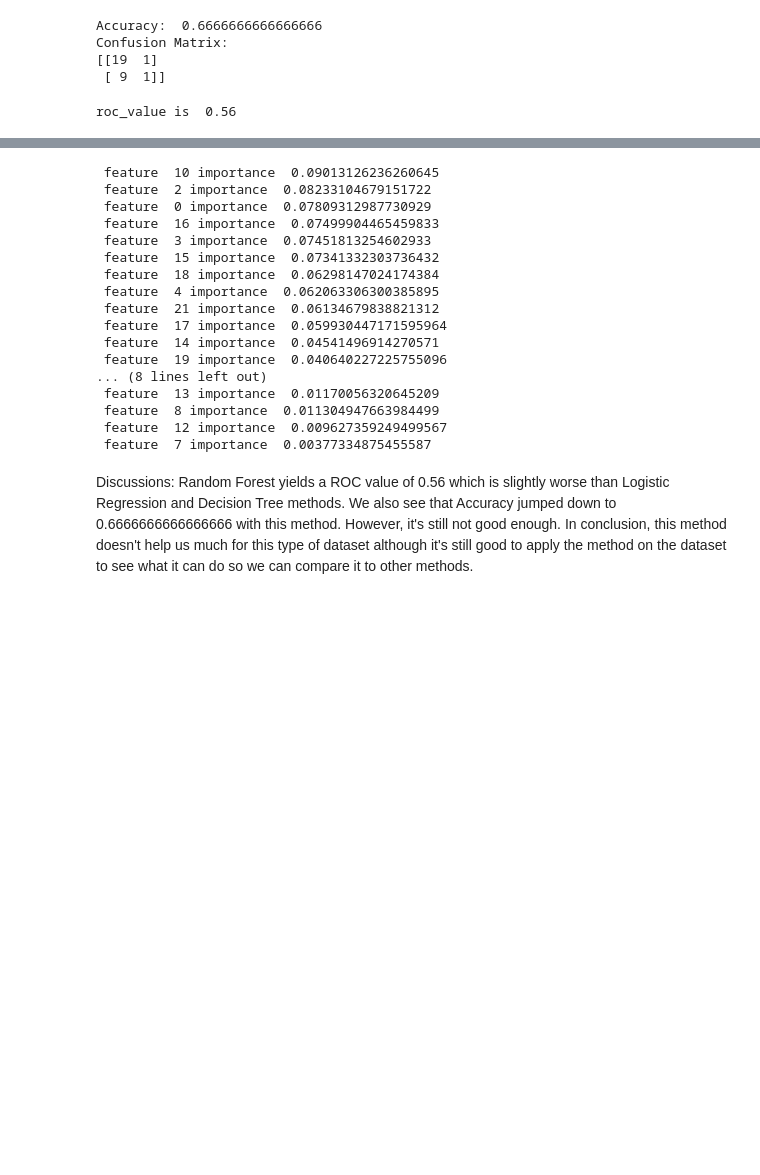
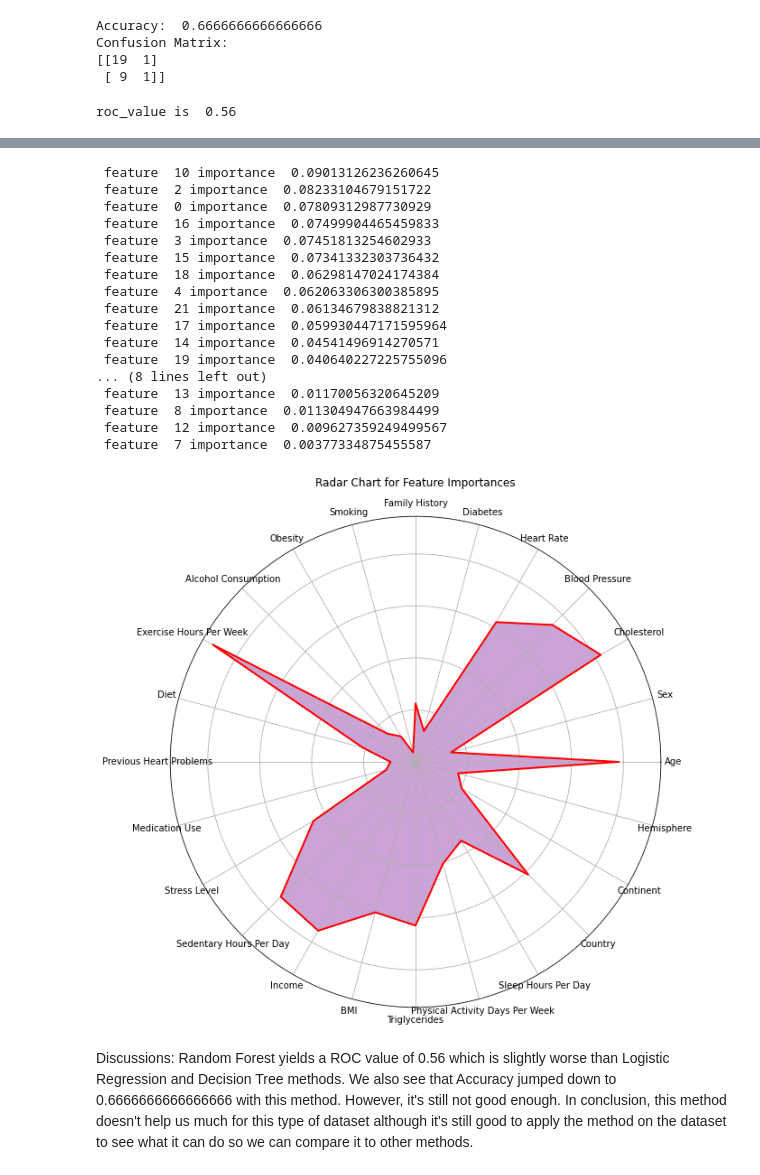
Before and after one commit to sonshineonthebeach/5622-Supervised-Learning-Final, a Jupyter notebook: Final Project CSCA 5622 Supervised Learning.ipynb, the cells around one changed output, grey strips where cells are left out. Saved outputs shown, nothing was run; the diff lists cells and outputs as text; code cells hidden in the pictures; blank space fills up the shorter version.

```diff
--- a/Final Project CSCA 5622 Supervised Learning.ipynb
+++ b/Final Project CSCA 5622 Supervised Learning.ipynb
@@ -240,33 +258,57 @@ plt.xlabel('False Positive Rate')
 plt.ylabel('True Positive Rate')
 plt.title('Random Forest Plot')
 plt.show()
 
 # Feature Importance
 feature_importances_ = random_forest.feature_importances_
 indices = np.argsort(feature_importances_)[::-1]
 
 for feature in range(X.shape[1]):
     print(" feature ", indices[feature], "importance ", feature_importances_[indices[feature]])
+
+
+# Radar chart
+importances = random_forest.feature_importances_[feature_idx]
+
+normalized_importances = importances / np.sum(importances)
+
+num_vars = len(feature_names)
+angles = np.linspace(0, 2 * np.pi, num_vars, endpoint=False).tolist()
+normalized_importances = np.concatenate((normalized_importances,[normalized_importances[0]]))
+angles += angles[:1]
+
+fig, ax = plt.subplots(figsize=(10, 10), subplot_kw=dict(polar=True))
+ax.fill(angles, normalized_importances, color='red', alpha=0.2)
+ax.plot(angles, normalized_importances, color='red', linewidth=2)
+ax.set_yticklabels([])
+ax.set_xticks(angles[:-1])
+ax.set_xticklabels(feature_names)
+
+ax.fill(angles, normalized_importances, 'blue', alpha=0.2)
+
+plt.title('Radar Chart for Feature Importances')
+plt.show()
 # %% [output]
 roc_value is  0.56
 [figure]
  feature  10 importance  0.09013126236260645
  feature  2 importance  0.08233104679151722
  feature  0 importance  0.07809312987730929
  feature  16 importance  0.07499904465459833
  feature  3 importance  0.07451813254602933
  feature  15 importance  0.07341332303736432
  feature  18 importance  0.06298147024174384
  feature  4 importance  0.062063306300385895
  feature  21 importance  0.06134679838821312
  feature  17 importance  0.059930447171595964
  feature  14 importance  0.04541496914270571
  feature  19 importance  0.040640227225755096
 ... (8 lines left out)
  feature  13 importance  0.01170056320645209
  feature  8 importance  0.011304947663984499
  feature  12 importance  0.009627359249499567
  feature  7 importance  0.00377334875455587
+[figure, added]
 # %% [markdown]
 Discussions:  Random Forest yields a ROC value of 0.56 which is slightly worse than Logistic Regression and Decision Tree methods. We also see that Accuracy jumped down to 0.6666666666666666 with this method. However, it's still not good enough. In conclusion, this method doesn't help us much for this type of dataset although it's still good to apply the method on the dataset to see what it can do so we can compare it to other methods.
 # %% [markdown]
```
Also changed, not shown: parts of 4 cells of this notebook, 1 other file.
